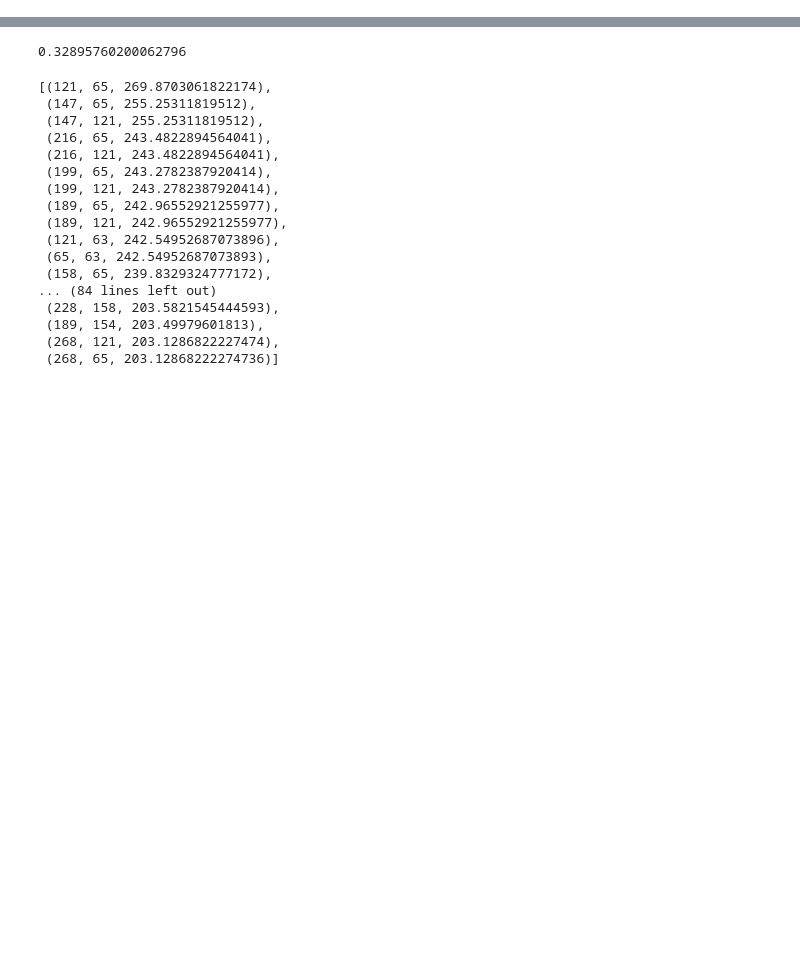
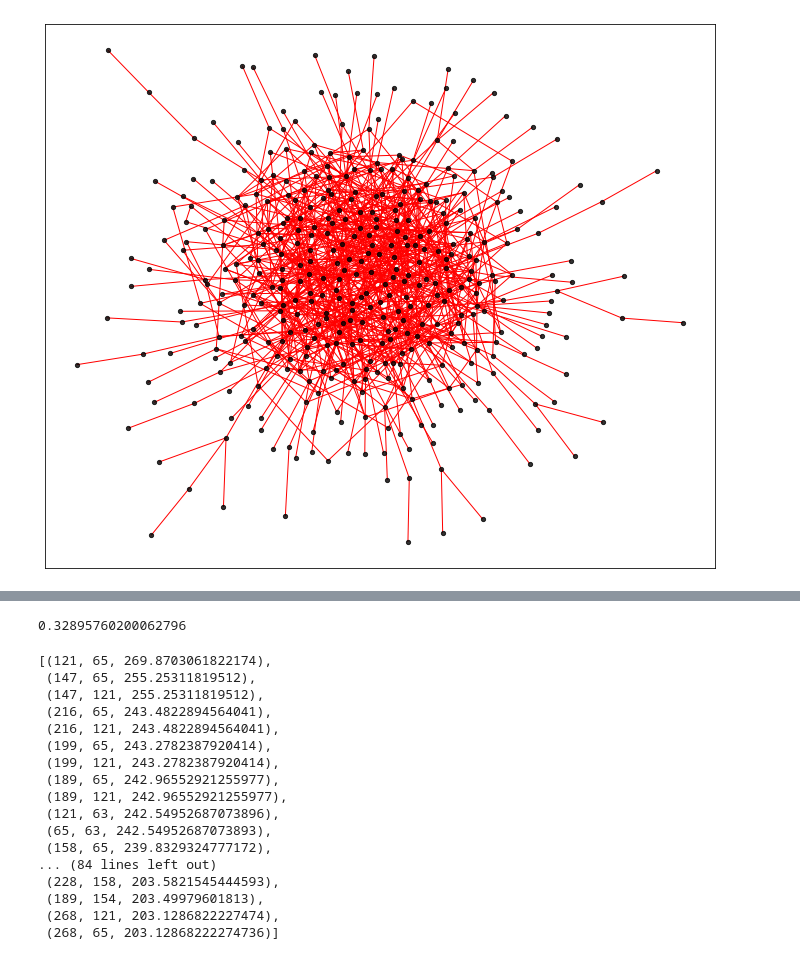
Before and after one commit to kap-devkota/Trimming_Functional, a Jupyter notebook: notebooks/GLIDE Small Network Testbench.ipynb, the cells around one changed output, grey strips where cells are left out. Saved outputs shown, nothing was run; the diff lists cells and outputs as text; code cells hidden in the pictures; blank space fills up the shorter version.

```diff
--- a/notebooks/GLIDE Small Network Testbench.ipynb
+++ b/notebooks/GLIDE Small Network Testbench.ipynb
@@ -22,3 +58,24 @@ X                             = dsd.compute_embedding(edgelist)
+# %%
+pos = nx.kamada_kawai_layout(G)
+# pos = nx.spring_layout(G)
+
+import matplotlib.pyplot as plt
+
+plt.figure(figsize = (12, 10))
+nx.draw_networkx_nodes(G, pos = pos,
+                       nodelist= node_list,
+                       node_color='k',
+                       node_size=18,
+                       alpha=0.8)
+nx.draw_networkx_edges(G, pos,
+                       edgelist=ip[: MID_CRC],
+                       width=1, alpha=1, edge_color='r')
+#nx.draw_networkx_edges(G, pos,
+ #                      edgelicompute_cw_score_normalizedst=ip[MID_CRC : MID_CRC+5],
+  #                     width=5, alpha=0.5, style = "dotted", edge_color='k')
+plt.savefig("graph_sp.png")
+# %% [output]
+[figure, added]
 # %%
 tic = time.perf_counter()
 updated_edgelist              = denoise.glide_predict_links(edgelist, X, params = params)[0 : 100]
```
Also changed, not shown: parts of 7 cells of this notebook, 5 other files.
